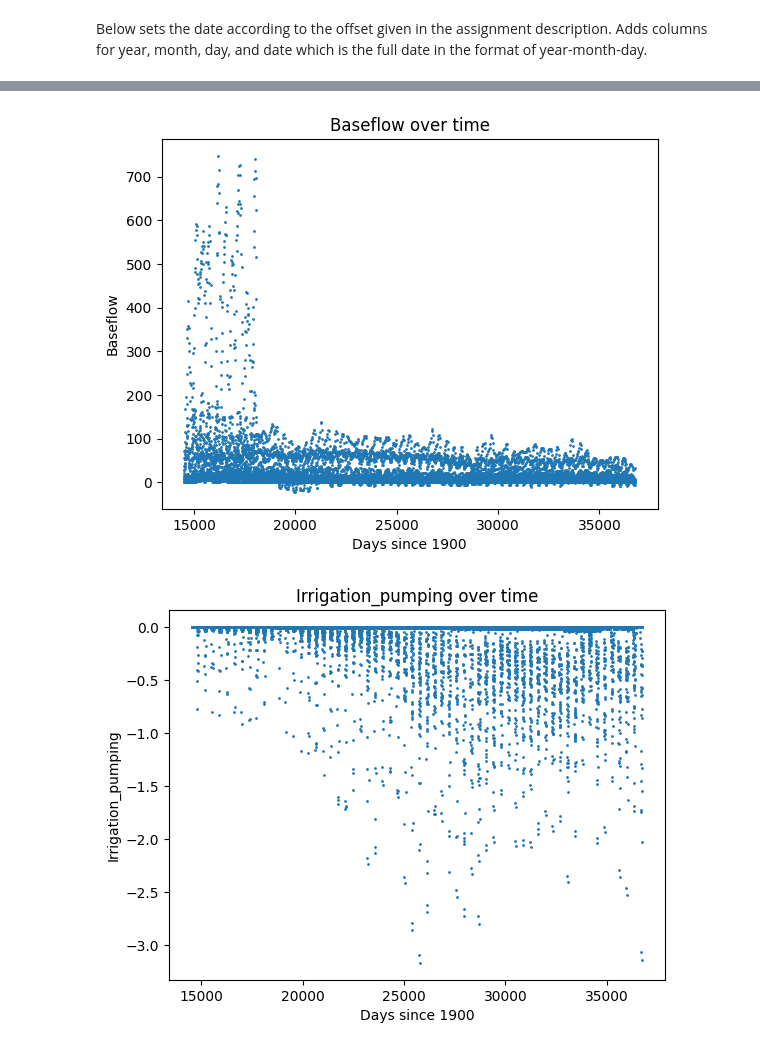
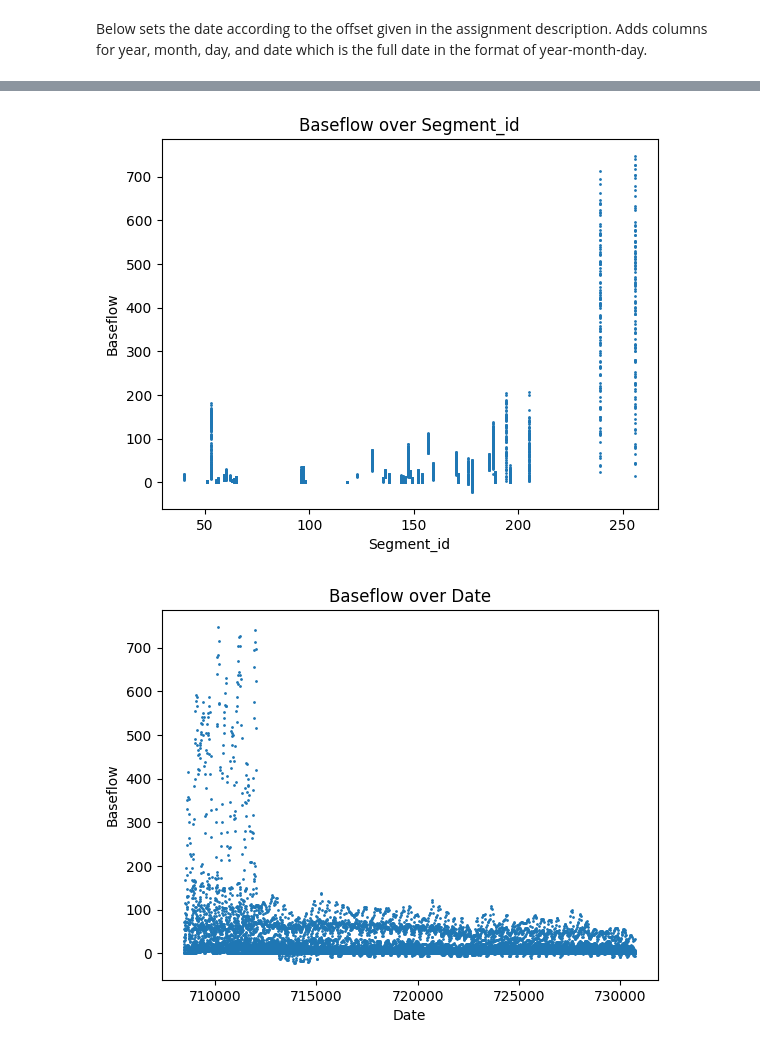
Before and after one commit to Samuel8Gold/cs5830_project6, a Jupyter notebook: project_6_jensen.ipynb, the cells around one changed output, grey strips where cells are left out. Saved outputs shown, nothing was run; the diff lists cells and outputs as text; code cells hidden in the pictures.

```diff
--- a/project_6_jensen.ipynb
+++ b/project_6_jensen.ipynb
@@ -30,6 +30,7 @@ df.loc[0,'date'].month
 df['year'] = df.date.apply(lambda x:pd.to_datetime(x).year)
 df['month'] = df.date.apply(lambda x:pd.to_datetime(x).month)
 df['day'] = df.date.apply(lambda x:pd.to_datetime(x).day)
+df['week'] = df.date.apply(lambda x:pd.to_datetime(x).week)
 
 df.head()
 # %% [output]
@@ -42,33 +43,50 @@ df.head()
 # %%
 #Scatter plot of the data
 import matplotlib.pyplot as plt
-#Make dots on scatter plot smaller
-plt.scatter(df['days_since_1900'], df['Baseflow'], s=1)
-plt.xlabel('Days since 1900')
+
+
+#Scatterplot of baseflow and Segment_id
+plt.scatter(df['Segment_id'], df['Baseflow'], s=1)
+plt.xlabel('Segment_id')
 plt.ylabel('Baseflow')
-plt.title('Baseflow over time')
+plt.title('Baseflow over Segment_id')
 plt.show()
 
-#Scatter plot of irrigation_pumping and date
-plt.scatter(df['days_since_1900'], df['Irrigation_pumping'], s=1)
-plt.xlabel('Days since 1900')
-plt.ylabel('Irrigation_pumping')
-plt.title('Irrigation_pumping over time')
+#Scatterplot of baseflow and Date
+plt.scatter(df['Date'], df['Baseflow'], s=1)
+plt.xlabel('Date')
+plt.ylabel('Baseflow')
+plt.title('Baseflow over Date')
 plt.show()
 
-#Scatter plot of evapotranspiration and date
-plt.scatter(df['days_since_1900'], df['Evapotranspiration'], s=1)
-plt.xlabel('Days since 1900')
-plt.ylabel('Evapotranspiration')
-plt.title('Evapotranspiration over time')
+#Scatterplot of baseflow and y
+plt.scatter(df['y'], df['Baseflow'], s=1)
+plt.xlabel('y')
+plt.ylabel('Baseflow')
+plt.title('Baseflow over y')
 plt.show()
 
-#Scatter plot of precipitation and date
-plt.scatter(df['days_since_1900'], df['Precipitation'], s=1)
-plt.xlabel('Days since 1900')
-plt.ylabel('Precipitation')
-plt.title('Precipitation over time')
+
+#Scatterplot of baseflow and x
+plt.scatter(df['x'], df['Baseflow'], s=1)
+plt.xlabel('x')
+plt.ylabel('Baseflow')
+plt.title('Baseflow over x')
 plt.show()
+
+#Scatterplot of baseflow and Precipitation
+plt.scatter(df['Precipitation'], df['Baseflow'], s=1)
+plt.xlabel('Precipitation')
+plt.ylabel('Baseflow')
+plt.title('Baseflow over Precipitation')
+plt.show()
+
+#Scatterplot of baseflow and Irrigation_pumping
+plt.scatter(df['Irrigation_pumping'], df['Baseflow'], s=1)
+plt.xlabel('Irrigation_pumping')
+plt.ylabel('Baseflow')
+plt.title('Baseflow over Irrigation_pumping')
+plt.show()
 # %% [output]
-[figure, old version]
+[figure, new version]
-[figure, old version]
+[figure, new version]
```
Also changed, not shown: parts of 5 cells of this notebook.
